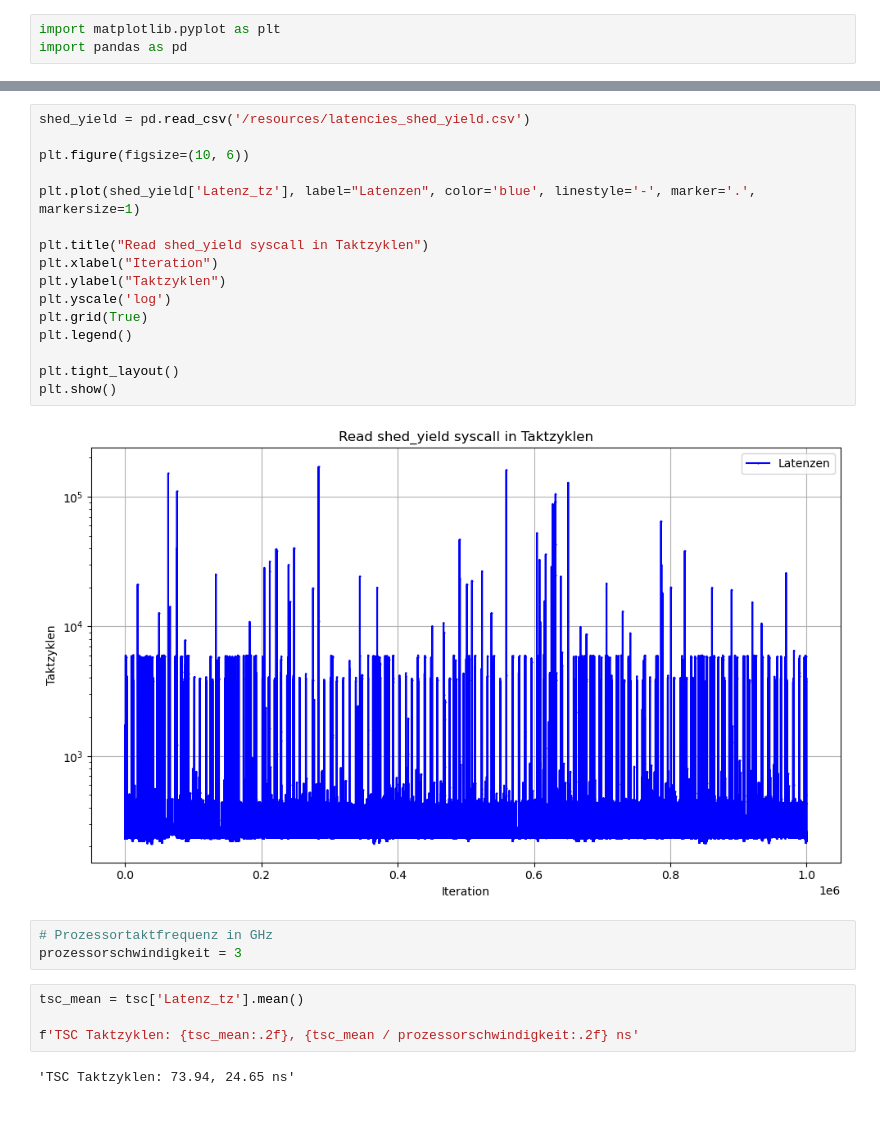
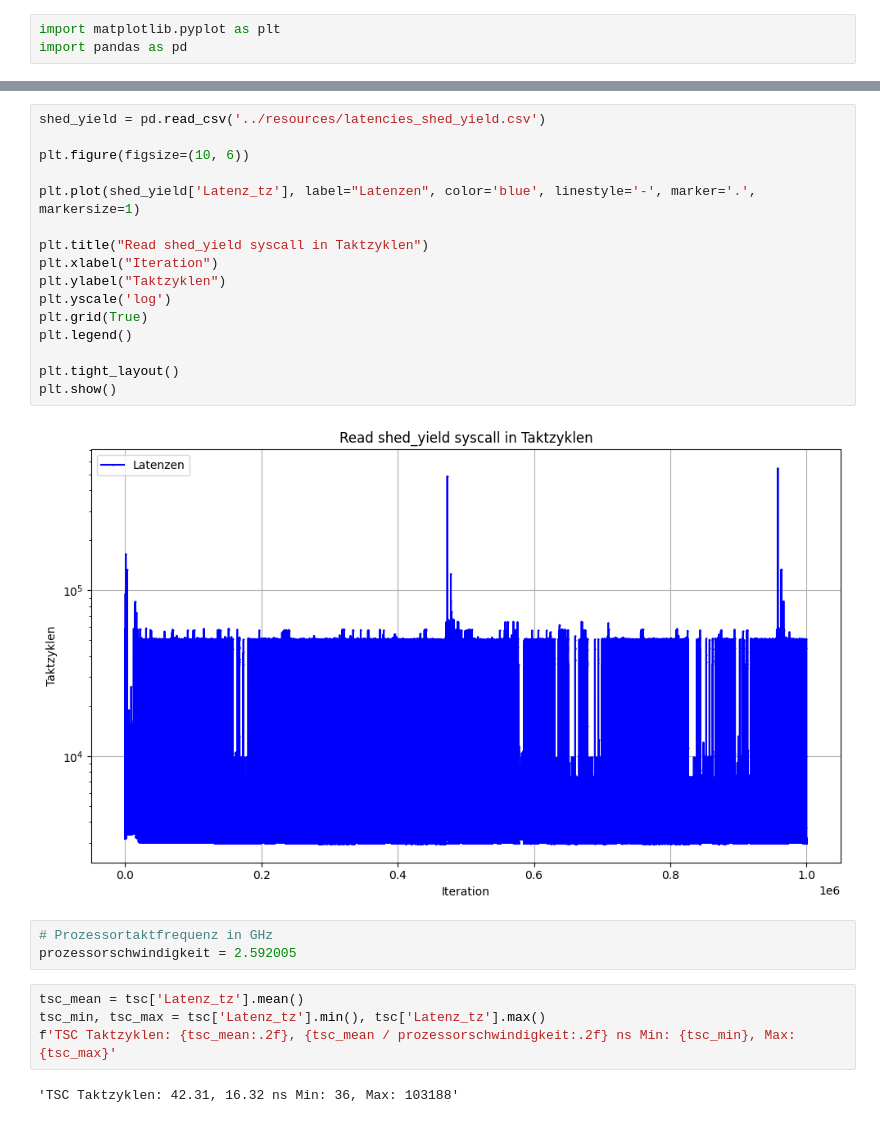
Before and after one commit to Raphael90K/BSA1, a Jupyter notebook: jupyter/TimeContext.ipynb, the cells around one changed output, grey strips where cells are left out. Saved outputs shown, nothing was run; the diff lists cells and outputs as text.

```diff
--- a/jupyter/TimeContext.ipynb
+++ b/jupyter/TimeContext.ipynb
@@ -58,29 +58,29 @@ plt.show()
 # %%
-shed_yield = pd.read_csv('/resources/latencies_shed_yield.csv')
+shed_yield = pd.read_csv('../resources/latencies_shed_yield.csv')
 
 plt.figure(figsize=(10, 6))
 
 plt.plot(shed_yield['Latenz_tz'], label="Latenzen", color='blue', linestyle='-', marker='.', markersize=1)
 
 plt.title("Read shed_yield syscall in Taktzyklen")
 plt.xlabel("Iteration")
 plt.ylabel("Taktzyklen")
 plt.yscale('log')
 plt.grid(True)
 plt.legend()
 
 plt.tight_layout()
 plt.show()
 # %% [output]
-[figure, old version]
+[figure, new version]
 # %%
 # Prozessortaktfrequenz in GHz
-prozessorschwindigkeit = 3
+prozessorschwindigkeit = 2.592005
 # %%
 tsc_mean = tsc['Latenz_tz'].mean()
-
-f'TSC Taktzyklen: {tsc_mean:.2f}, {tsc_mean / prozessorschwindigkeit:.2f} ns'
+tsc_min, tsc_max = tsc['Latenz_tz'].min(), tsc['Latenz_tz'].max()
+f'TSC Taktzyklen: {tsc_mean:.2f}, {tsc_mean / prozessorschwindigkeit:.2f} ns Min: {tsc_min}, Max: {tsc_max}'
 # %% [output]
-'TSC Taktzyklen: 73.94, 24.65 ns'
+'TSC Taktzyklen: 42.31, 16.32 ns Min: 36, Max: 103188'
 # %%
 pid_mean = pid['Latenz_tz'].mean()
```
Also changed, not shown: parts of 6 cells of this notebook.
